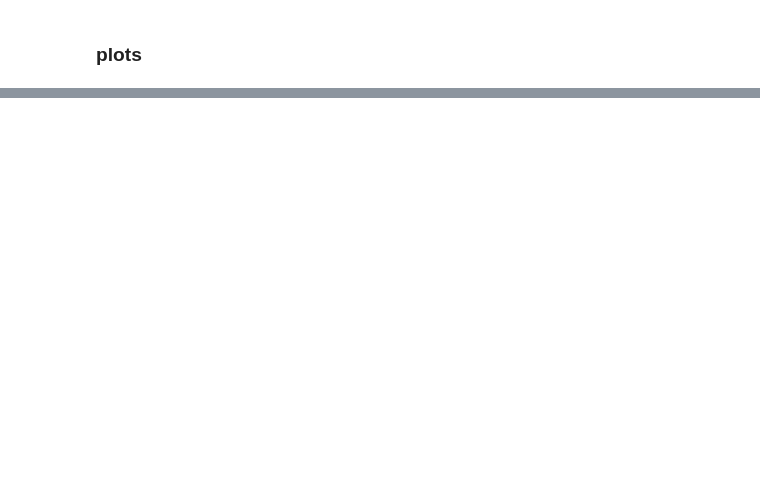
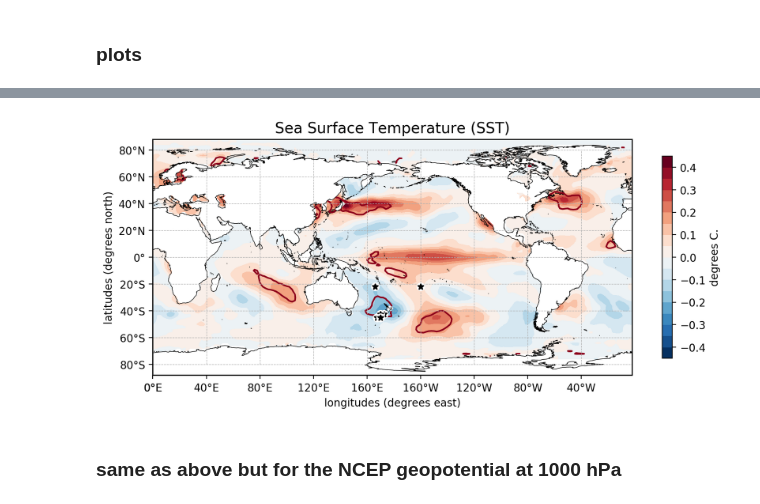
Before and after one commit to nicolasfauchereau/PICT_notebooks, a Jupyter notebook: notebooks/ensemble.ipynb, the cells around one changed output, grey strips where cells are left out. Saved outputs shown, nothing was run; the diff lists cells and outputs as text; code cells hidden in the pictures; blank space fills up the shorter version.

```diff
--- a/notebooks/ensemble.ipynb
+++ b/notebooks/ensemble.ipynb
@@ -32,0 +80,6 @@ f, ax = scalar_plot(sst).plot()
+# %%
+f, ax = scalar_plot(sst, proxies_loc=True).plot()
+# %% [output]
+[figure, added]
+# %% [markdown]
+### same as above but for the NCEP geopotential at 1000 hPa
```
Also changed, not shown: parts of 23 cells of this notebook, 5 other files.
